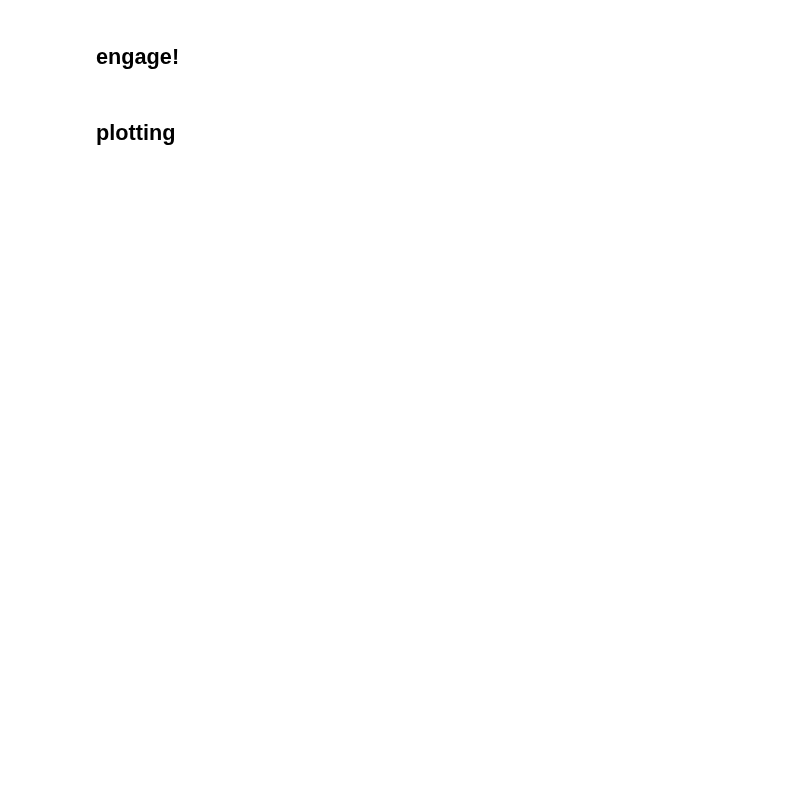
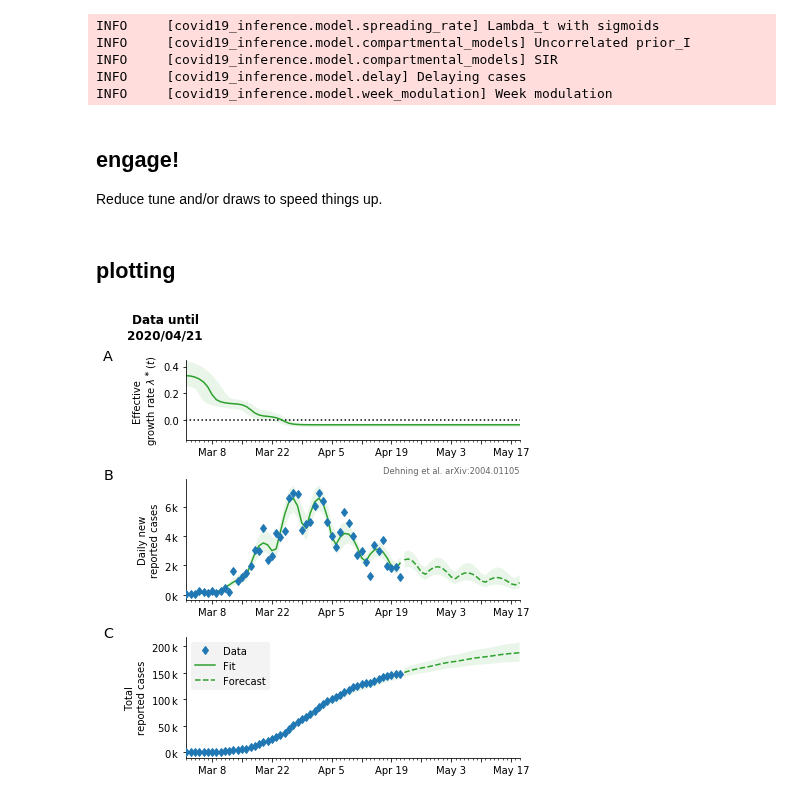
Before and after one commit to Priesemann-Group/covid19_inference, a Jupyter notebook: scripts/interactive/example_paper_scenarios.ipynb, the cells around one changed output. Cells and saved outputs as stored; diff of their text form; code cells hidden in the pictures; blank space fills up the shorter version.

```diff
--- a/scripts/interactive/example_paper_scenarios.ipynb
+++ b/scripts/interactive/example_paper_scenarios.ipynb
@@ -39,6 +43,9 @@ params_model = dict(
     diff_data_sim=16,
     N_population=83e6,
 )
+# %%
+# Median of the prior for the delay in case reporting, we assumed 8 days
+pr_delay = 8
 # %%
 change_points = [
     # mild distancing
@@ -82,44 +90,60 @@ Every variable we define in the `with ... as model`-context gets attached
 # %%
-to the model and becomes a variable in the trace.
-with cov19.Cov19Model(**params_model) as model:
+with cov19.Cov19Model(**params_model) as this_model:
     # Create the an array of the time dependent infection rate lambda
-    lambda_t_log = cov19.lambda_t_with_sigmoids(
-        pr_median_lambda_0=0.4, pr_sigma_lambda_0=0.5, change_points_list=change_points
+    lambda_t_log = cov19.model.lambda_t_with_sigmoids(
+        pr_median_lambda_0=0.4,
+        pr_sigma_lambda_0=0.5,
+        change_points_list=change_points,
+        name_lambda_t="lambda_t",  # Name for the variable in the trace
     )
 
-    # set prior distribution for the recovery rate
+    # Adds the recovery rate mu to the model as a random variable
     mu = pm.Lognormal(name="mu", mu=np.log(1 / 8), sigma=0.2)
-    pr_median_delay = 8
 
-    # This builds a decorrelated prior for I_begin for faster inference.
-    # It is not necessary to use it, one can simply remove it and use the default
-    # argument for pr_I_begin in cov19.SIR
-    prior_I = cov19.make_prior_I(lambda_t_log, mu, pr_median_delay=pr_median_delay)
-
-    # Use lambda_t_log and mu to run the SIR model
-    new_I_t = cov19.SIR(lambda_t_log, mu, pr_I_begin=prior_I)
-
-    # Delay the cases by a lognormal reporting delay
-    new_cases_inferred_raw = cov19.delay_cases(
-        new_I_t, pr_median_delay=pr_median_delay, pr_median_scale_delay=0.001
+    # This builds a decorrelated prior for I_begin for faster inference. It is not
+    # necessary to use it, one can simply remove it and use the default argument for
+    # pr_I_begin in cov19.model.SIR
+    prior_I = cov19.model.uncorrelated_prior_I(
+        lambda_t_log=lambda_t_log, mu=mu, pr_median_delay=pr_delay
     )
 
-    # Modulate the inferred cases by a abs(sin(x)) function, to account for weekend
-    # effects
-    new_cases_inferred = cov19.week_modulation(new_cases_inferred_raw)
+    # Use lambda_t_log and mu as parameters for the SIR model.
+    # The SIR model generates the inferred new daily cases.
+    new_cases = cov19.model.SIR(lambda_t_log=lambda_t_log, mu=mu, pr_I_begin=prior_I)
+
+    # Delay the cases by a lognormal reporting delay and add them as a trace variable
+    new_cases = cov19.model.delay_cases(
+        cases=new_cases,
+        name_cases="delayed_cases",
+        pr_mean_of_median=pr_delay,
+        pr_median_of_width=0.1,
+    )
+
+    # Modulate the inferred cases by a abs(sin(x)) function, to account for weekend effects
+    # Also adds the "new_cases" variable to the trace that has all model features.
+    new_cases = cov19.model.week_modulation(cases=new_cases, name_cases="new_cases")
 
     # Define the likelihood, uses the new_cases_obs set as model parameter
-    cov19.student_t_likelihood(new_cases_inferred)
+    cov19.model.student_t_likelihood(cases=new_cases)
+# %% [output]
+INFO     [covid19_inference.model.spreading_rate] Lambda_t with sigmoids
+INFO     [covid19_inference.model.compartmental_models] Uncorrelated prior_I
+INFO     [covid19_inference.model.compartmental_models] SIR
+INFO     [covid19_inference.model.delay] Delaying cases
+INFO     [covid19_inference.model.week_modulation] Week modulation
-# %% [markdown]
-
-## engage!
+# %% [markdown]
+
+## engage!
+Reduce tune and/or draws to speed things up.
 # %%
-trace = pm.sample(model=model, tune=5000, draws=1000, init="advi+adapt_diag")
+trace = pm.sample(model=this_model, tune=500, draws=1000, init="advi+adapt_diag")
 # %% [markdown]
 
 ## plotting
 # %%
-fig, axes = cov19.plot.timeseries_overview(model, trace, offset=cum_cases[0])
+fig, axes = cov19.plot.timeseries_overview(this_model, trace, offset=cum_cases[0])
+# %% [output]
+[figure, added]
 # %%
 fig, axes = plt.subplots(6, 3, figsize=(4, 6.4))
 axes[0, 2].set_visible(False)
```
Also changed, not shown: parts of 10 cells of this notebook, 6 other files.
